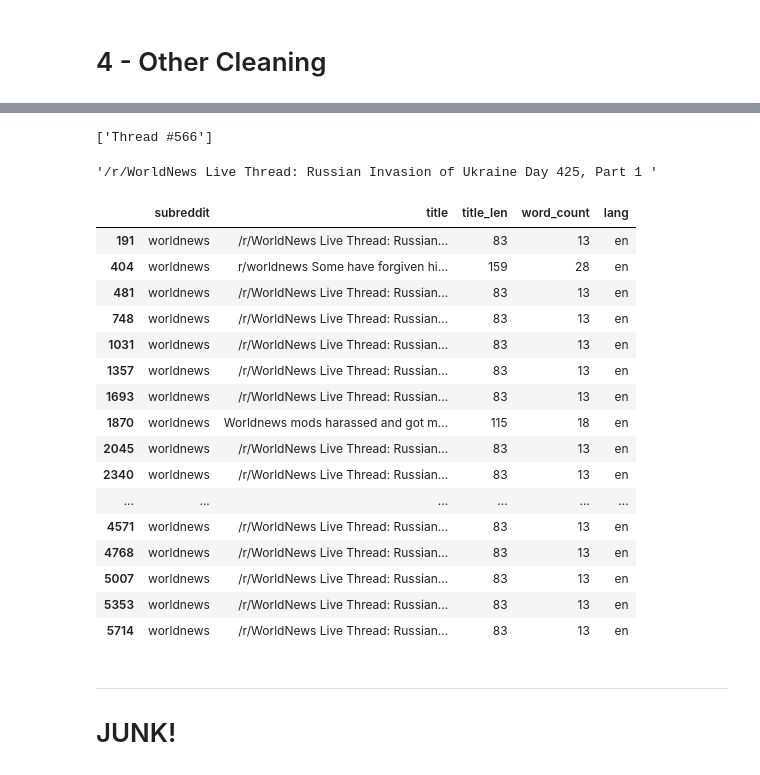
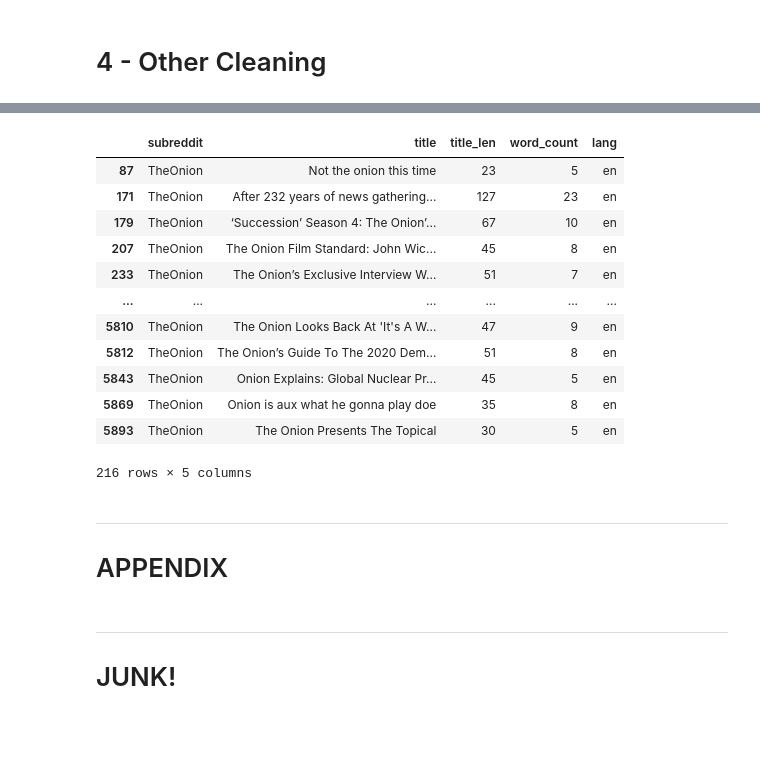
Before and after one commit to drossDS/Humor_Identification_with_NLP, a Jupyter notebook: code/2-Data_Cleaning.ipynb, the cells around one changed output, grey strips where cells are left out. Drawn from its saved outputs; the diff is of its cells as text; code cells hidden in the pictures; blank space fills up the shorter version.

```diff
--- a/code/2-Data_Cleaning.ipynb
+++ b/code/2-Data_Cleaning.ipynb
@@ -929,49 +919,53 @@ wldnws[wldnws['title'].str.lower().str.find('thread') > -1]
-# %%
-post = '/r/WorldNews Live Thread: Russian Invasion of Ukraine Day 425, Part 1 (Thread #566)'
-
-re.findall('(Thread #\d{1,})', post)
-# %% [output]
-['Thread #566']
+# %%
+onion[onion['title'].str.lower().str.find('onion') > -1]
+# %% [output]
+|  | subreddit | title | title_len | word_count | lang |
+| 87 | TheOnion | Not the onion this time | 23 | 5 | en |
+| 171 | TheOnion | After 232 years of news gathering... | 127 | 23 | en |
+| 179 | TheOnion | ‘Succession’ Season 4: The Onion’... | 67 | 10 | en |
+| 207 | TheOnion | The Onion Film Standard: John Wic... | 45 | 8 | en |
+| 233 | TheOnion | The Onion’s Exclusive Interview W... | 51 | 7 | en |
+| ... | ... | ... | ... | ... | ... |
+| 5810 | TheOnion | The Onion Looks Back At 'It's A W... | 47 | 9 | en |
+| 5812 | TheOnion | The Onion’s Guide To The 2020 Dem... | 51 | 8 | en |
+| 5843 | TheOnion | Onion Explains: Global Nuclear Pr... | 45 | 5 | en |
+| 5869 | TheOnion | Onion is aux what he gonna play doe | 35 | 8 | en |
+| 5893 | TheOnion | The Onion Presents The Topical | 30 | 5 | en |
+216 rows × 5 columns
+# %% [markdown]
+---
+# APPENDIX
 # %%
-# Figured out this expression with the help of:
+# Figured out this regex with the help of:
 # Source:  https://stackoverflow.com/questions/18402416/regular-expression-to-match-a-word-or-its-prefix
 # Source:  https://stackoverflow.com/questions/20462834/python-using-str-replace-with-a-wildcard
 # Source:  https://regex101.com/
 # Source:  https://stackoverflow.com/questions/5633533/regular-expression-for-matching-parentheses
+# Source:  https://stackoverflow.com/questions/4007302/regex-how-to-match-an-optional-character
+# Source:  https://www.regular-expressions.info/optional.html
+# Source:  https://stackoverflow.com/questions/9655164/regex-ignore-case-sensitivity
+# Source:  https://stackoverflow.com/questions/34583904/javascript-regex-ignore-case-for-specific-capture-group
 
-post = '/r/WorldNews Live Thread: Russian Invasion of Ukraine Day 425, Part 1 (Thread #566)'
 
 '''
 The regex expression below will (in order or characters left to right):
-- outwer () - says to match all inside the parenthese
+- outer () - says to match all inside the parentheses
+- /{0,1}r{0,1}/{0,1} - find a string with or without each of  /, r, and /
+- [wW]orld[nN]ews - find worldnew optionally capitalized
+- ( Live Thread: )? - it may have this text after it, if so find it, if not, don't
+- | either or
+- outer () - says to match all inside the parenthese
 - \( - backslash tells it to treat left parenthesis as character
 - Thread # - where it says 'Thread #'
 - \d{1,} - \d any digit, {1,} at least one character long
 - \) - backslash tells it to treat right parenthesis as character
 '''
-re.sub('(\(Thread #\d{1,}\))', '', post)
+
+# Create the regex string
+regex_string = '(/{0,1}r{0,1}/{0,1}[wW]orld[nN]ews( Live Thread: )?)|( \(Thread #\d{1,}\))'
+
+# Find everthing matching that string and replcae with nothing
+wldnws['title'] = wldnws['title'].apply(lambda post: re.sub(regex_string,'',post))
-# %% [output]
-'/r/WorldNews Live Thread: Russian Invasion of Ukraine Day 425, Part 1 '
-# %%
-wldnws[wldnws['title'].str.lower().str.find('worldnews') > -1]
-# %% [output]
-|  | subreddit | title | title_len | word_count | lang |
-| 191 | worldnews | /r/WorldNews Live Thread: Russian... | 83 | 13 | en |
-| 404 | worldnews | r/worldnews Some have forgiven hi... | 159 | 28 | en |
-| 481 | worldnews | /r/WorldNews Live Thread: Russian... | 83 | 13 | en |
-| 748 | worldnews | /r/WorldNews Live Thread: Russian... | 83 | 13 | en |
-| 1031 | worldnews | /r/WorldNews Live Thread: Russian... | 83 | 13 | en |
-| 1357 | worldnews | /r/WorldNews Live Thread: Russian... | 83 | 13 | en |
-| 1693 | worldnews | /r/WorldNews Live Thread: Russian... | 83 | 13 | en |
-| 1870 | worldnews | Worldnews mods harassed and got m... | 115 | 18 | en |
-| 2045 | worldnews | /r/WorldNews Live Thread: Russian... | 83 | 13 | en |
-| 2340 | worldnews | /r/WorldNews Live Thread: Russian... | 83 | 13 | en |
-| ... | ... | ... | ... | ... | ... |
-| 4571 | worldnews | /r/WorldNews Live Thread: Russian... | 83 | 13 | en |
-| 4768 | worldnews | /r/WorldNews Live Thread: Russian... | 83 | 13 | en |
-| 5007 | worldnews | /r/WorldNews Live Thread: Russian... | 83 | 13 | en |
-| 5353 | worldnews | /r/WorldNews Live Thread: Russian... | 83 | 13 | en |
-| 5714 | worldnews | /r/WorldNews Live Thread: Russian... | 83 | 13 | en |
 # %% [markdown]
 ---
 # JUNK!
```
Also changed, not shown: parts of 51 cells of this notebook, 1 other file.
